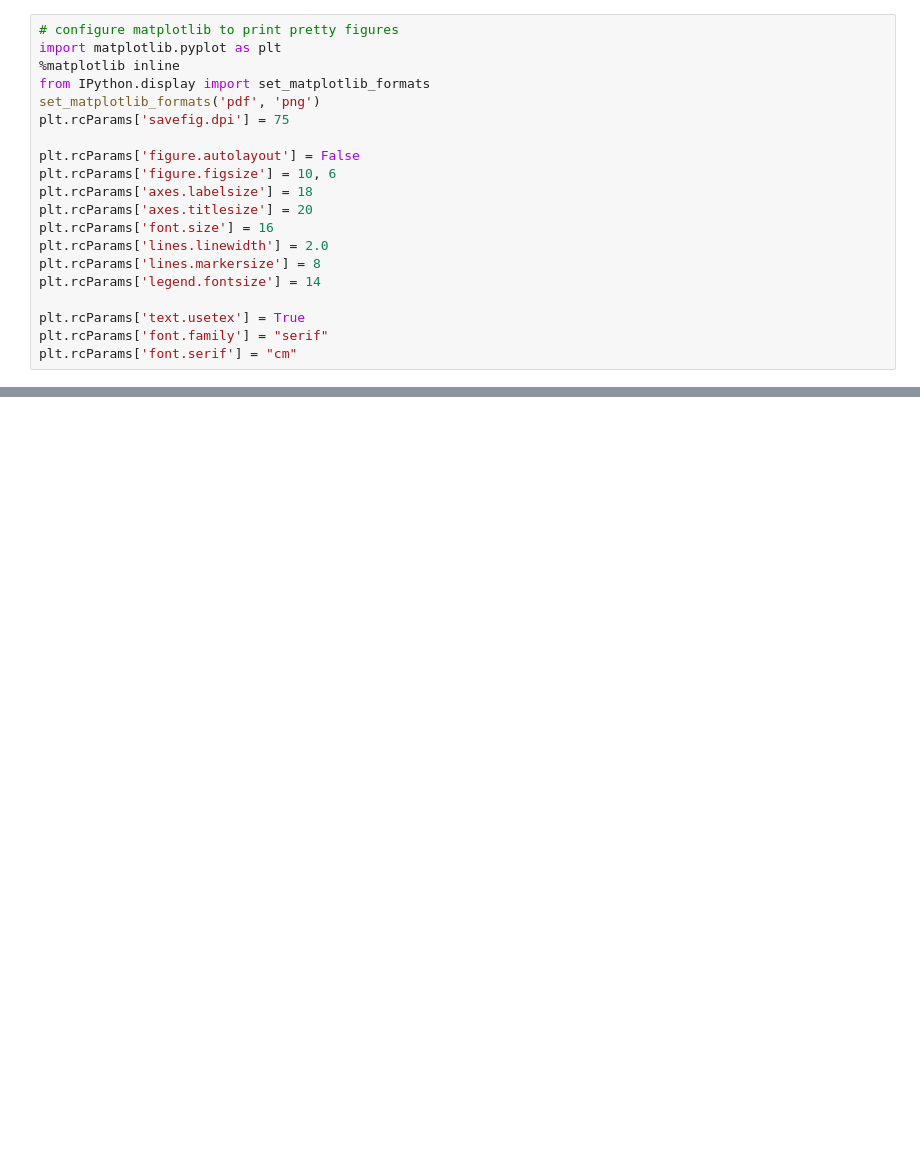
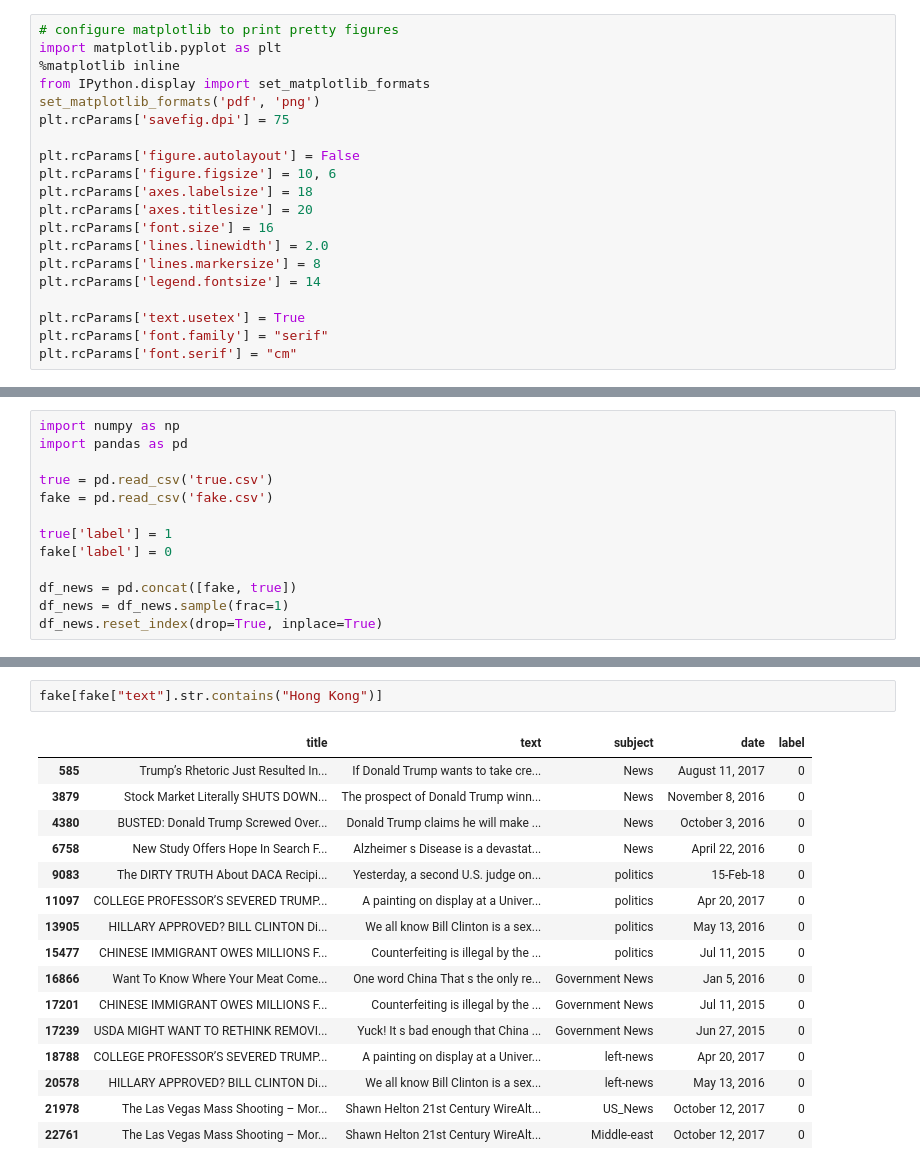
Before and after one commit to tulane-cmps6730/project-fake, a Jupyter notebook: notebooks/Experiments.ipynb, the cells around one changed output, grey strips where cells are left out. Drawn from its saved outputs; the diff is of its cells as text; blank space fills up the shorter version.

```diff
--- a/notebooks/Experiments.ipynb
+++ b/notebooks/Experiments.ipynb
@@ -42,0 +27,13 @@ df.to_latex(open('table.tex', 'wt'), index=False)
+# %%
+import numpy as np
+import pandas as pd
+
+true = pd.read_csv('true.csv')
+fake = pd.read_csv('fake.csv')
+
+true['label'] = 1
+fake['label'] = 0
+
+df_news = pd.concat([fake, true])
+df_news = df_news.sample(frac=1)
+df_news.reset_index(drop=True, inplace=True)
@@ -42,0 +195,19 @@ df.to_latex(open('table.tex', 'wt'), index=False)
+# %%
+fake[fake["text"].str.contains("Hong Kong")]
+# %% [output]
+|  | title | text | subject | date | label |
+| 585 | Trump’s Rhetoric Just Resulted In... | If Donald Trump wants to take cre... | News | August 11, 2017 | 0 |
+| 3879 | Stock Market Literally SHUTS DOWN... | The prospect of Donald Trump winn... | News | November 8, 2016 | 0 |
+| 4380 | BUSTED: Donald Trump Screwed Over... | Donald Trump claims he will make ... | News | October 3, 2016 | 0 |
+| 6758 | New Study Offers Hope In Search F... | Alzheimer s Disease is a devastat... | News | April 22, 2016 | 0 |
+| 9083 | The DIRTY TRUTH About DACA Recipi... | Yesterday, a second U.S. judge on... | politics | 15-Feb-18 | 0 |
+| 11097 | COLLEGE PROFESSOR’S SEVERED TRUMP... | A painting on display at a Univer... | politics | Apr 20, 2017 | 0 |
+| 13905 | HILLARY APPROVED? BILL CLINTON Di... | We all know Bill Clinton is a sex... | politics | May 13, 2016 | 0 |
+| 15477 | CHINESE IMMIGRANT OWES MILLIONS F... | Counterfeiting is illegal by the ... | politics | Jul 11, 2015 | 0 |
+| 16866 | Want To Know Where Your Meat Come... | One word China That s the only re... | Government News | Jan 5, 2016 | 0 |
+| 17201 | CHINESE IMMIGRANT OWES MILLIONS F... | Counterfeiting is illegal by the ... | Government News | Jul 11, 2015 | 0 |
+| 17239 | USDA MIGHT WANT TO RETHINK REMOVI... | Yuck! It s bad enough that China ... | Government News | Jun 27, 2015 | 0 |
+| 18788 | COLLEGE PROFESSOR’S SEVERED TRUMP... | A painting on display at a Univer... | left-news | Apr 20, 2017 | 0 |
+| 20578 | HILLARY APPROVED? BILL CLINTON Di... | We all know Bill Clinton is a sex... | left-news | May 13, 2016 | 0 |
+| 21978 | The Las Vegas Mass Shooting – Mor... | Shawn Helton 21st Century WireAlt... | US_News | October 12, 2017 | 0 |
+| 22761 | The Las Vegas Mass Shooting – Mor... | Shawn Helton 21st Century WireAlt... | Middle-east | October 12, 2017 | 0 |
```
Also changed, not shown: parts of 10 cells of this notebook, 17 other files.
